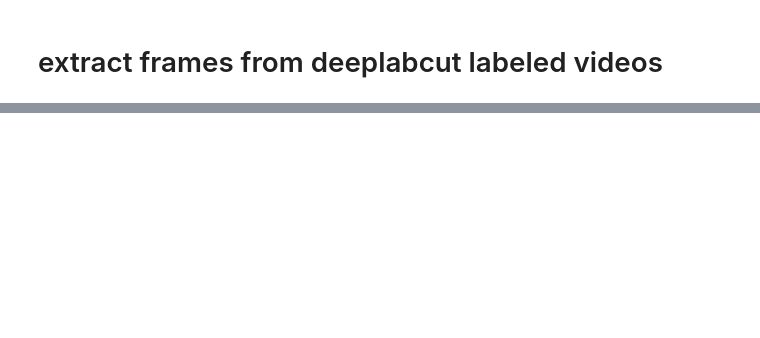
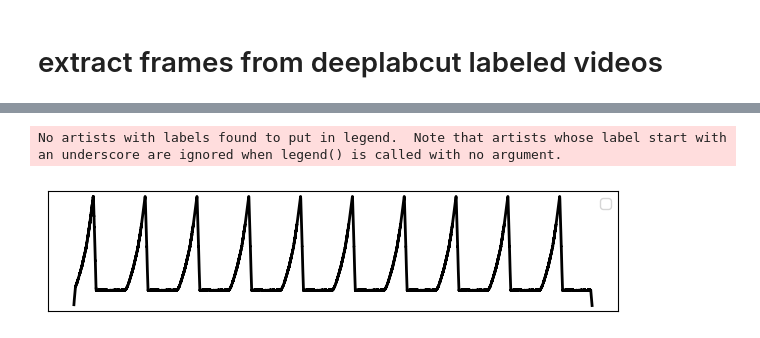
Before and after one commit to LearningCircuitsLab/nuo_analysis_test, a Jupyter notebook: behavior_trajectory.ipynb, the cells around one changed output, grey strips where cells are left out. Cells and saved outputs as stored; diff of their text form; code cells hidden in the pictures; blank space fills up the shorter version.

```diff
--- a/behavior_trajectory.ipynb
+++ b/behavior_trajectory.ipynb
@@ -286,0 +564,21 @@ MoviePy - Building file /mnt/e/data/LeciLab/behavioral_data/data_test/sample_beh
+# %%
+stimulus, t = crescendo_looming_sound()
+analytic_signal = hilbert(stimulus)
+amplitude_envelope = np.abs(analytic_signal)
+
+window_size = 10000  # 例如 5000个采样点 ~ 0.026秒
+smooth_envelope = np.convolve(amplitude_envelope,
+                              np.ones(window_size)/window_size,
+                              mode='same')
+
+plt.figure(figsize=(6,1.5))
+# plt.plot(t, stimulus, color='gray', alpha=0.4, label='Raw waveform')
+plt.plot(t, smooth_envelope, color='k', lw=2)
+plt.legend()
+plt.xticks([])
+plt.yticks([])
+plt.tight_layout()
+plt.show()
+# %% [output]
+No artists with labels found to put in legend.  Note that artists whose label start with an underscore are ignored when legend() is called with no argument.
+[figure, added]
```
Also changed, not shown: parts of 33 cells of this notebook, 1 other file.
